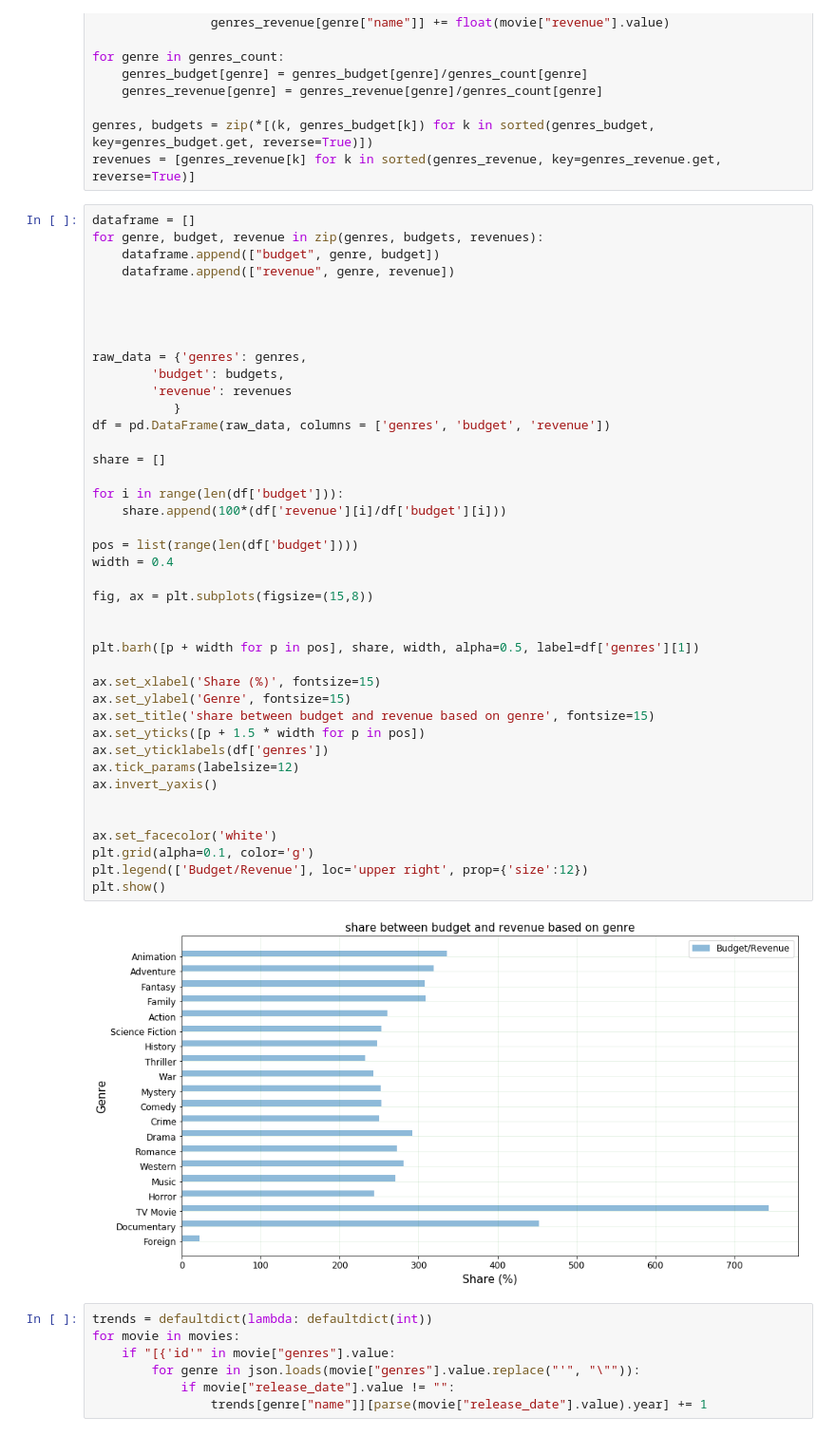
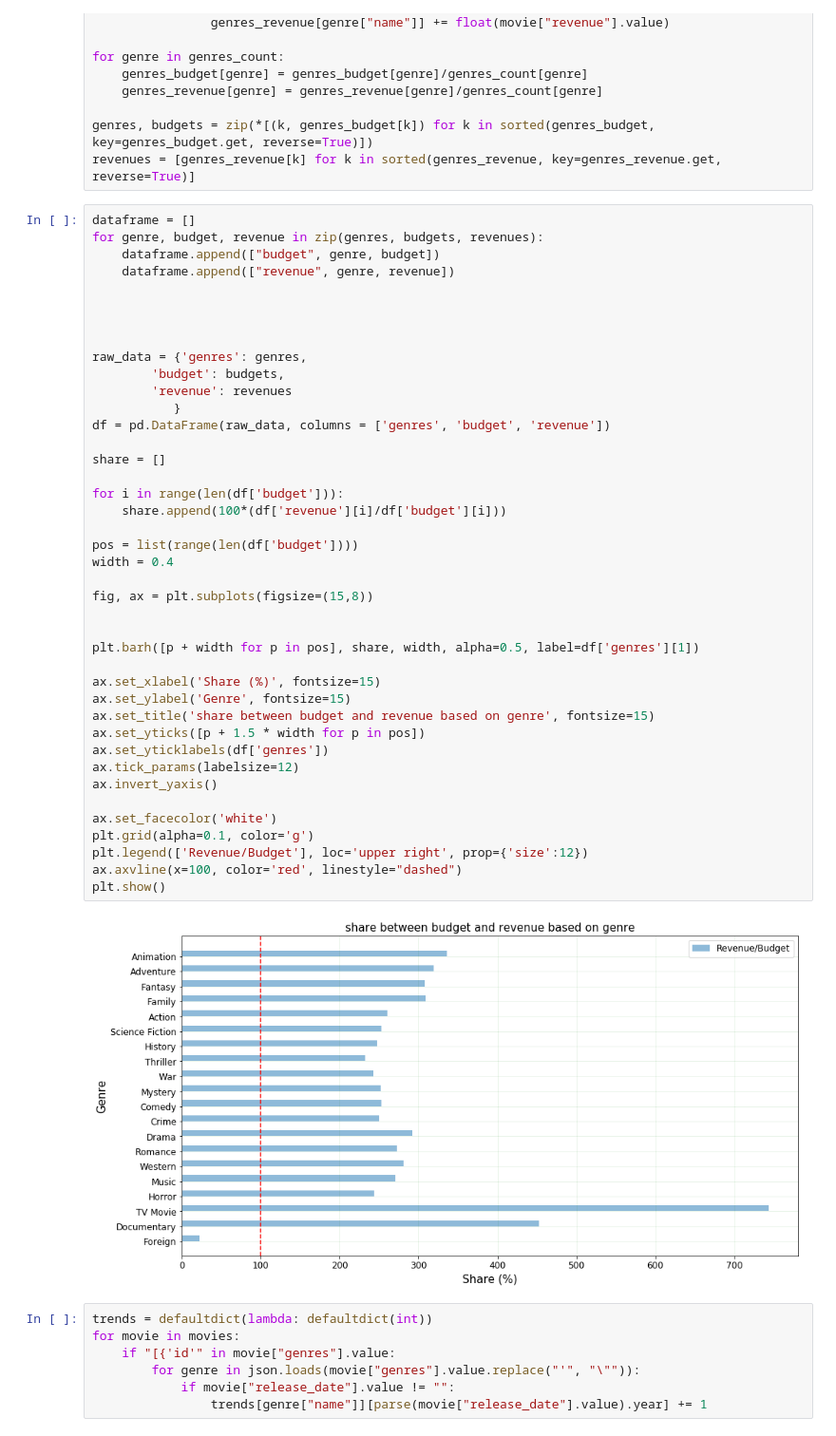
Before and after one commit to DomenDolanc/PR18DDTMZK, a Jupyter notebook: Untitled.ipynb, the cells around one changed output. Shown at 95% size. Cells and saved outputs as stored; diff of their text form.

```diff
--- a/Untitled.ipynb
+++ b/Untitled.ipynb
@@ -108,36 +108,36 @@ raw_data = {'genres': genres,
         'budget': budgets,
         'revenue': revenues
            }
 df = pd.DataFrame(raw_data, columns = ['genres', 'budget', 'revenue'])
 
 share = []
 
 for i in range(len(df['budget'])):
     share.append(100*(df['revenue'][i]/df['budget'][i]))
 
 pos = list(range(len(df['budget'])))
 width = 0.4
 
 fig, ax = plt.subplots(figsize=(15,8))
 
 
 plt.barh([p + width for p in pos], share, width, alpha=0.5, label=df['genres'][1])
 
 ax.set_xlabel('Share (%)', fontsize=15)
 ax.set_ylabel('Genre', fontsize=15)
 ax.set_title('share between budget and revenue based on genre', fontsize=15)
 ax.set_yticks([p + 1.5 * width for p in pos])
 ax.set_yticklabels(df['genres'])
 ax.tick_params(labelsize=12)
 ax.invert_yaxis()
 
-
 ax.set_facecolor('white')
 plt.grid(alpha=0.1, color='g')
-plt.legend(['Budget/Revenue'], loc='upper right', prop={'size':12})
+plt.legend(['Revenue/Budget'], loc='upper right', prop={'size':12})
+ax.axvline(x=100, color='red', linestyle="dashed")
 plt.show()
 # %% [output]
-[figure, old version]
+[figure, new version]
 # %%
 trends = defaultdict(lambda: defaultdict(int))
 for movie in movies:
```
Also changed, not shown: parts of 6 cells of this notebook.
